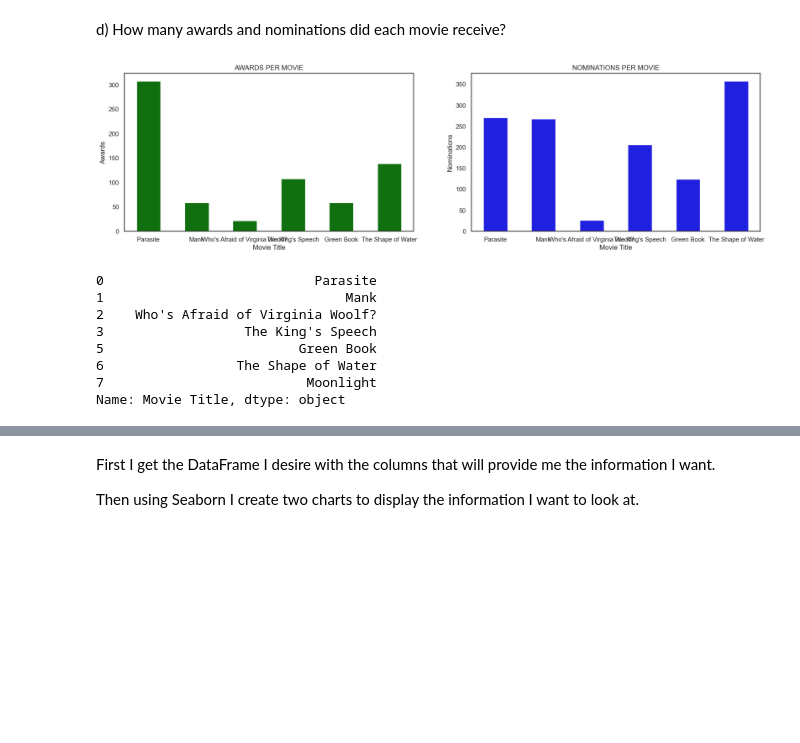
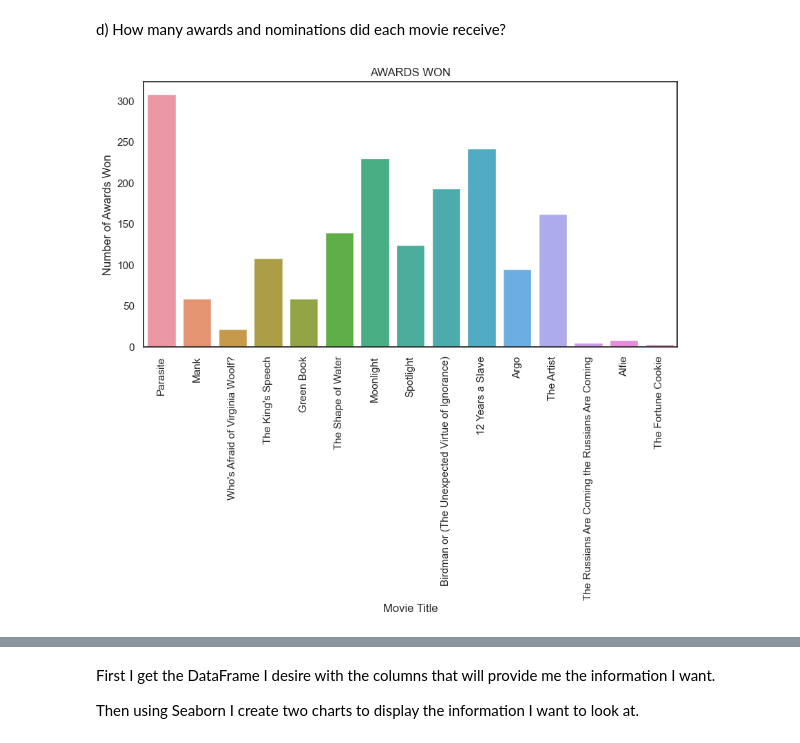
Before and after one commit to 3Grey6Jedi9/Data-Analysis-Project-08, a Jupyter notebook: movie_analysis.ipynb, the cells around one changed output, grey strips where cells are left out. Drawn from its saved outputs; the diff is of its cells as text; code cells hidden in the pictures; blank space fills up the shorter version.

```diff
--- a/movie_analysis.ipynb
+++ b/movie_analysis.ipynb
@@ -136,38 +136,22 @@ Then because this is about a relationship between variables I decide to use a Sc
 Conclusion: We can not see a clear correlation. We might say that there is not correlation.
 # %% [markdown]
 d) How many awards and nominations did each movie receive?
-# %%
-awards_nominations = movie_unique.iloc[:,[0,6,7]]
-
-x1 = np.array(awards_nominations['Movie Title'].head(6))
-y1 = np.array(awards_nominations['Award Wins'].head(6))
-y2 = np.array(awards_nominations['Award Nominations'].head(6))
-
-
-fig, (ax1, ax2) = plt.subplots(nrows=1, ncols=2, figsize=(20,5))
-
-sns.barplot(x=x1, y=y1, color ='green', ax=ax1, width=0.5)
-ax1.set_xlabel("Movie Title")
-ax1.set_ylabel("Awards")
-ax1.set_title("AWARDS PER MOVIE")
-
-
-sns.barplot(x=x1, y=y2, color='blue', ax=ax2, width=0.5)
-ax2.set_xlabel("Movie Title")
-ax2.set_ylabel("Nominations")
-ax2.set_title("NOMINATIONS PER MOVIE")
-
-plt.show()
-# %% [output]
-[figure, removed]
-# %%
-awards_nominations['Movie Title']
-# %% [output]
-0                           Parasite
-1                               Mank
-2    Who's Afraid of Virginia Woolf?
-3                  The King's Speech
-5                         Green Book
-6                 The Shape of Water
-7                          Moonlight
-Name: Movie Title, dtype: object
+# %%
+awards_wins = movie_unique.iloc[:,[0,6]]
+
+x = np.array(awards_wins['Movie Title'])
+y = np.array(awards_wins['Award Wins'])
+
+fig = plt.figure(figsize=(10,5))
+
+plt.xlabel("Movie Title")
+plt.ylabel("Number of Awards Won")
+plt.title("AWARDS WON")
+
+sns.barplot(data=awards_wins, x=x, y=y)
+
+plt.xticks(rotation=90)
+
+plt.show()
+# %% [output]
+[figure, added]
```
Also changed, not shown: parts of 1 cell of this notebook.
